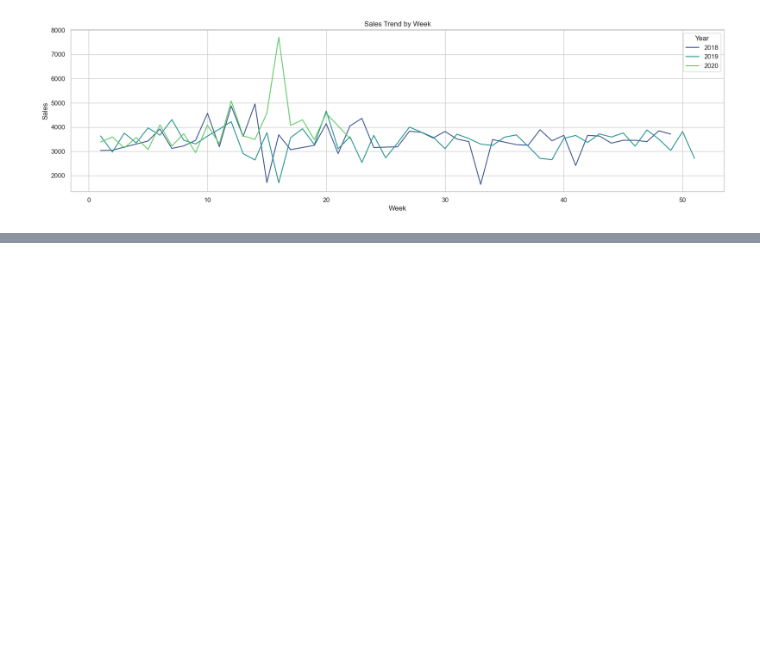
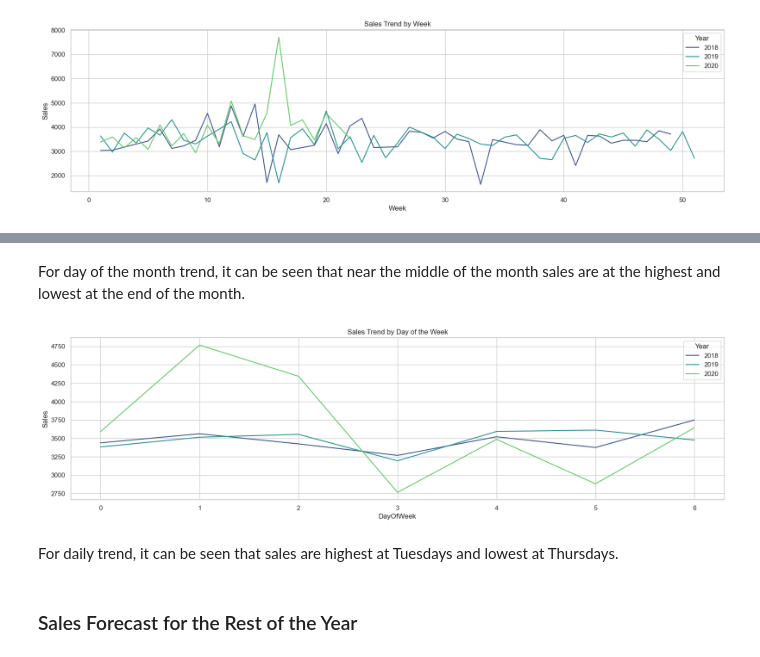
Before and after one commit to Kimchi21/Data-Analysis_Portfolio, a Jupyter notebook: Automobile Sales/Python Notebooks/Autosales_Analysis.ipynb, the cells around one changed output, grey strips where cells are left out. Saved outputs shown, nothing was run; the diff lists cells and outputs as text; code cells hidden in the pictures; blank space fills up the shorter version.

```diff
--- a/Automobile Sales/Python Notebooks/Autosales_Analysis.ipynb
+++ b/Automobile Sales/Python Notebooks/Autosales_Analysis.ipynb
@@ -374,0 +437,10 @@ generate_sales_trend_plot("Week", "Sales Trend by Week", "Week", df)
+# %% [markdown]
+For day of the month trend, it can be seen that near the middle of the month sales are at the highest and lowest at the end of the month.
+# %%
+generate_sales_trend_plot("DayOfWeek", "Sales Trend by Day of the Week", "DayOfWeek", df)
+# %% [output]
+[figure, added]
+# %% [markdown]
+For daily trend, it can be seen that sales are highest at Tuesdays and lowest at Thursdays.
+# %% [markdown]
+### Sales Forecast for the Rest of the Year
```
Also changed, not shown: parts of 39 cells of this notebook.
